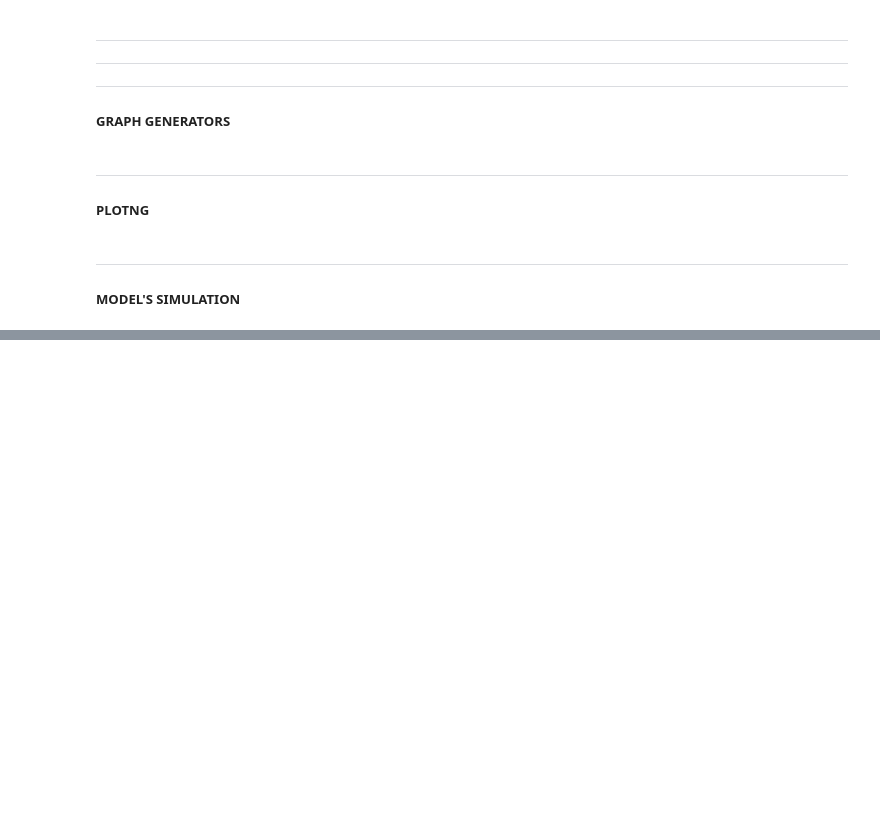
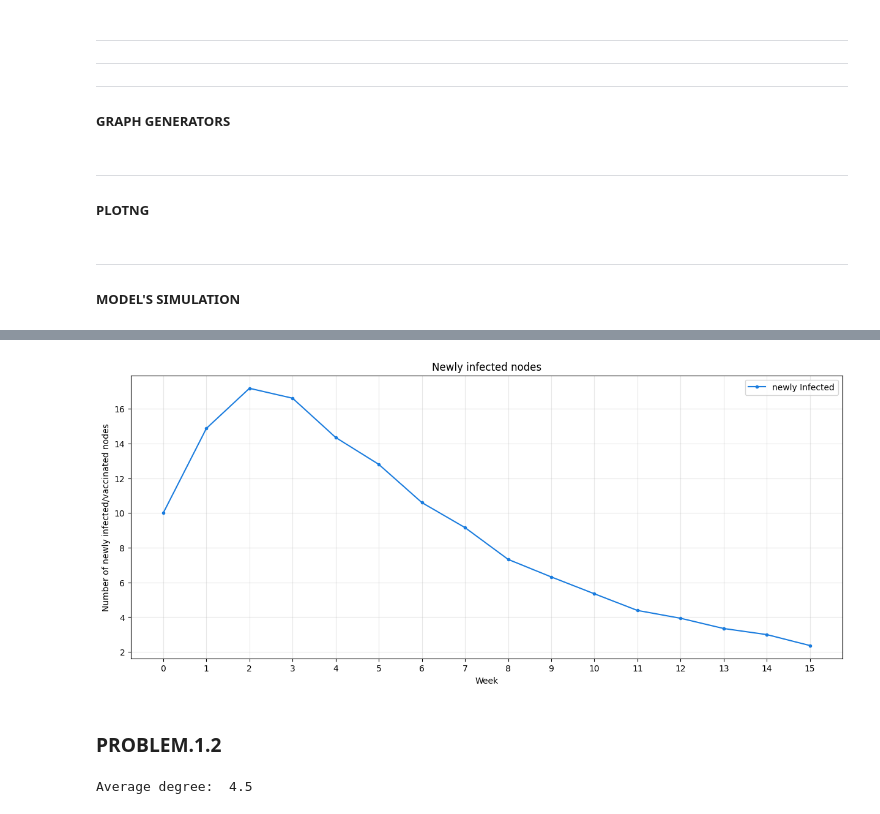
Before and after one commit to taha-kms/Network-Dynamics-and-Learning, a Jupyter notebook: hw3/ex1/exercise_1_epidemic.ipynb, the cells around one changed output, grey strips where cells are left out. Cells and saved outputs as stored; diff of their text form; code cells hidden in the pictures; blank space fills up the shorter version.

```diff
--- a/hw3/ex1/exercise_1_epidemic.ipynb
+++ b/hw3/ex1/exercise_1_epidemic.ipynb
@@ -381,0 +439,15 @@ def simulate_epidemic(adjacency_matrix, beta, rho, weeks, initial_infected, vacc
+# %%
+plot_newly_infected_vaccinated(avg_newly_infected, name="problem_1_1_newly_infected",file=1)
+# %% [output]
+[figure, added]
+# %% [markdown]
+### PROBLEM.1.2
+# %%
+n = 8
+k = 3
+
+adjacency_matrix = generate_preferential_attachment(n, k)
+w = np.sum(adjacency_matrix, axis=1)
+print("Average degree: ", np.mean(w))
+# %% [output]
+Average degree:  4.5
```
Also changed, not shown: parts of 20 cells of this notebook, 7 other files.
